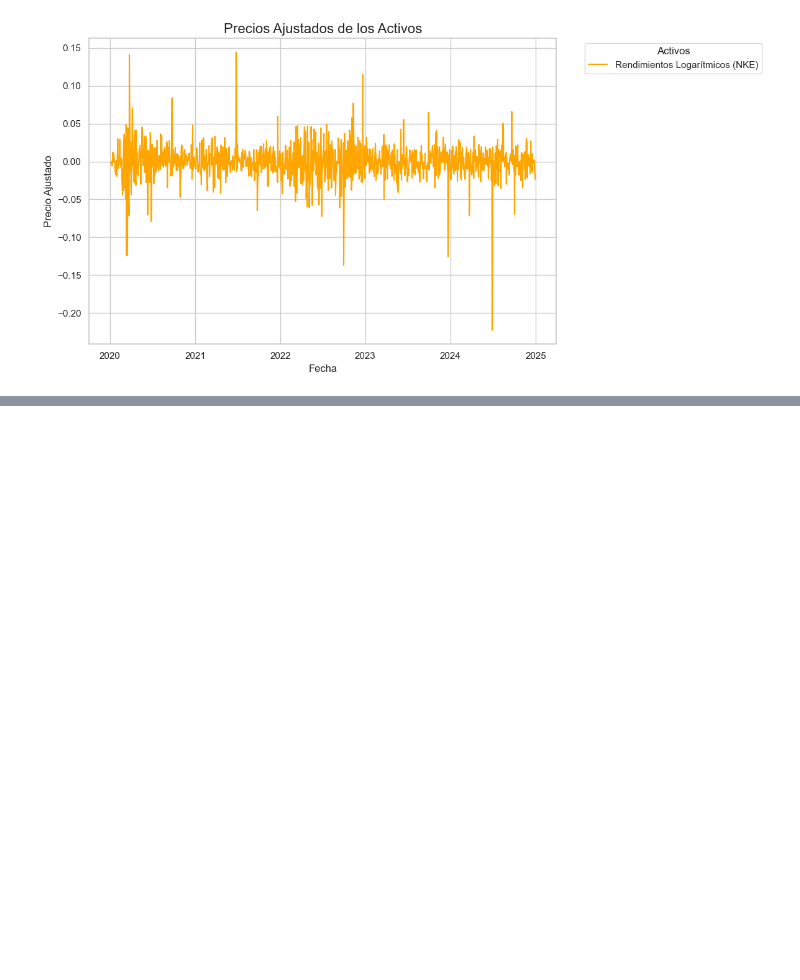
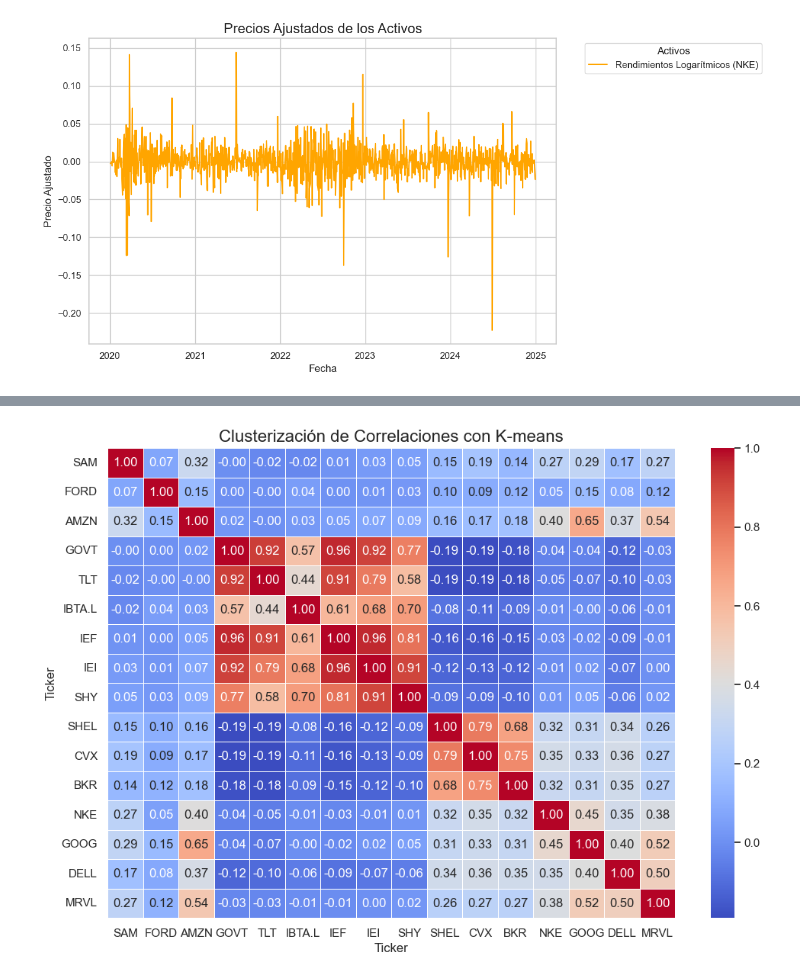
Before and after one commit to betospike/CORRELACION_ACTIVOS, a Jupyter notebook: Correlacion_de_activos.ipynb, the cells around one changed output, grey strips where cells are left out. Saved outputs shown, nothing was run; the diff lists cells and outputs as text; code cells hidden in the pictures; blank space fills up the shorter version.

```diff
--- a/Correlacion_de_activos.ipynb
+++ b/Correlacion_de_activos.ipynb
@@ -358,0 +474,31 @@ plt.show()
+# %%
+from sklearn.cluster import KMeans
+import seaborn as sns
+import matplotlib.pyplot as plt
+import numpy as np
+
+# Calcular la matriz de correlación
+correlation_matrix = ret_assets.corr()
+
+# Convertir la matriz de correlación en un array para K-means
+correlation_array = correlation_matrix.values
+
+# Aplicar K-means
+n_clusters = 3  # Número de clusters deseados
+kmeans = KMeans(n_clusters=n_clusters, random_state=42)
+kmeans.fit(correlation_array)
+
+# Obtener las etiquetas de los clusters
+labels = kmeans.labels_
+
+# Reordenar la matriz de correlación según los clusters
+sorted_indices = np.argsort(labels)
+sorted_correlation_matrix = correlation_matrix.iloc[sorted_indices, sorted_indices]
+
+# Visualizar la matriz de correlación reordenada
+plt.figure(figsize=(12, 8))
+sns.heatmap(sorted_correlation_matrix, annot=True, cmap="coolwarm", fmt=".2f", linewidths=0.5)
+plt.title("Clusterización de Correlaciones con K-means", fontsize=16)
+plt.show()
+# %% [output]
+[figure, added]
```
Also changed, not shown: parts of 31 cells of this notebook, 1 other file.
